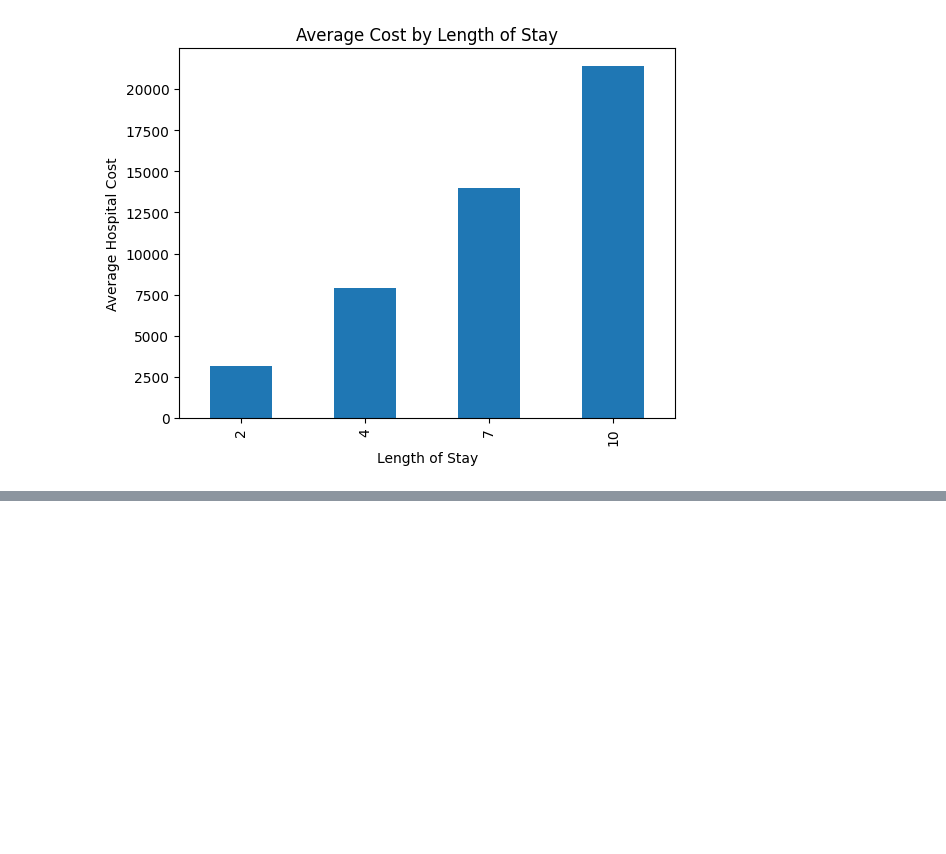
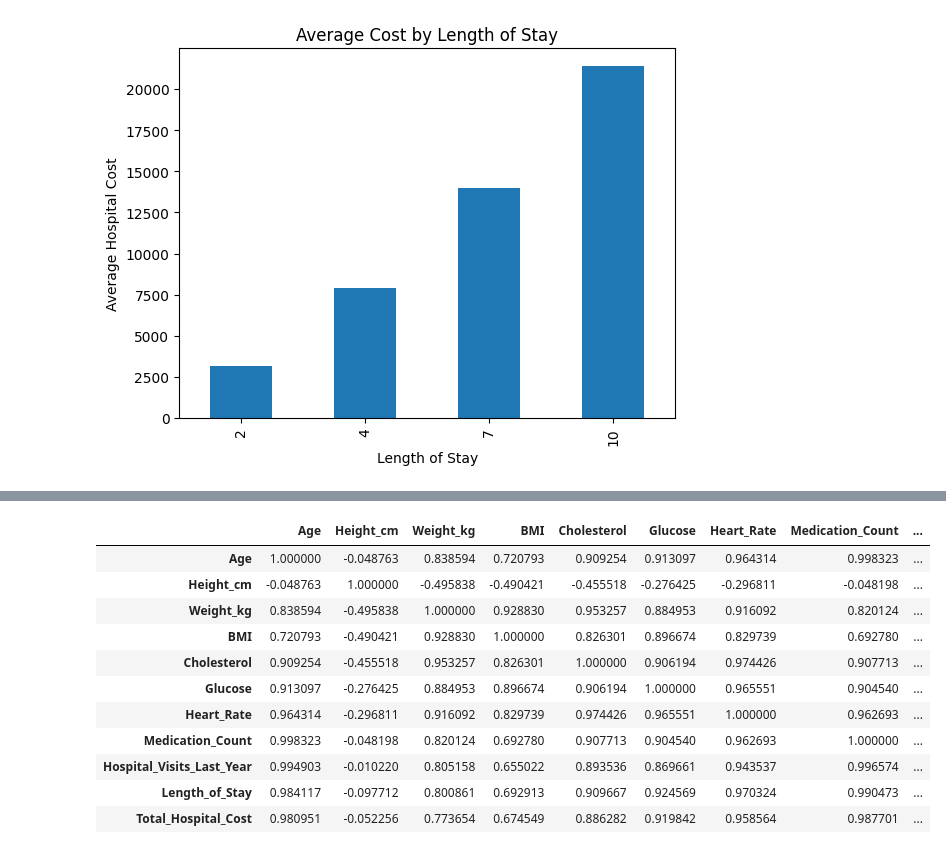
Before and after one commit to tapay9/healthcare_analysis, a Jupyter notebook: healthcare_analysis.ipynb, the cells around one changed output, grey strips where cells are left out. Drawn from its saved outputs; the diff is of its cells as text; code cells hidden in the pictures; blank space fills up the shorter version.

```diff
--- a/healthcare_analysis.ipynb
+++ b/healthcare_analysis.ipynb
@@ -452,0 +469,17 @@ plt.show()
+# %%
+corr_matrix = numeric_df.corr()
+
+corr_matrix
+# %% [output]
+|  | Age | Height_cm | Weight_kg | BMI | Cholesterol | Glucose | Heart_Rate | Medication_Count | ... |
+| Age | 1.000000 | -0.048763 | 0.838594 | 0.720793 | 0.909254 | 0.913097 | 0.964314 | 0.998323 | ... |
+| Height_cm | -0.048763 | 1.000000 | -0.495838 | -0.490421 | -0.455518 | -0.276425 | -0.296811 | -0.048198 | ... |
+| Weight_kg | 0.838594 | -0.495838 | 1.000000 | 0.928830 | 0.953257 | 0.884953 | 0.916092 | 0.820124 | ... |
+| BMI | 0.720793 | -0.490421 | 0.928830 | 1.000000 | 0.826301 | 0.896674 | 0.829739 | 0.692780 | ... |
+| Cholesterol | 0.909254 | -0.455518 | 0.953257 | 0.826301 | 1.000000 | 0.906194 | 0.974426 | 0.907713 | ... |
+| Glucose | 0.913097 | -0.276425 | 0.884953 | 0.896674 | 0.906194 | 1.000000 | 0.965551 | 0.904540 | ... |
+| Heart_Rate | 0.964314 | -0.296811 | 0.916092 | 0.829739 | 0.974426 | 0.965551 | 1.000000 | 0.962693 | ... |
+| Medication_Count | 0.998323 | -0.048198 | 0.820124 | 0.692780 | 0.907713 | 0.904540 | 0.962693 | 1.000000 | ... |
+| Hospital_Visits_Last_Year | 0.994903 | -0.010220 | 0.805158 | 0.655022 | 0.893536 | 0.869661 | 0.943537 | 0.996574 | ... |
+| Length_of_Stay | 0.984117 | -0.097712 | 0.800861 | 0.692913 | 0.909667 | 0.924569 | 0.970324 | 0.990473 | ... |
+| Total_Hospital_Cost | 0.980951 | -0.052256 | 0.773654 | 0.674549 | 0.886282 | 0.919842 | 0.958564 | 0.987701 | ... |
```
Also changed, not shown: parts of 54 cells of this notebook, 1 other file.
